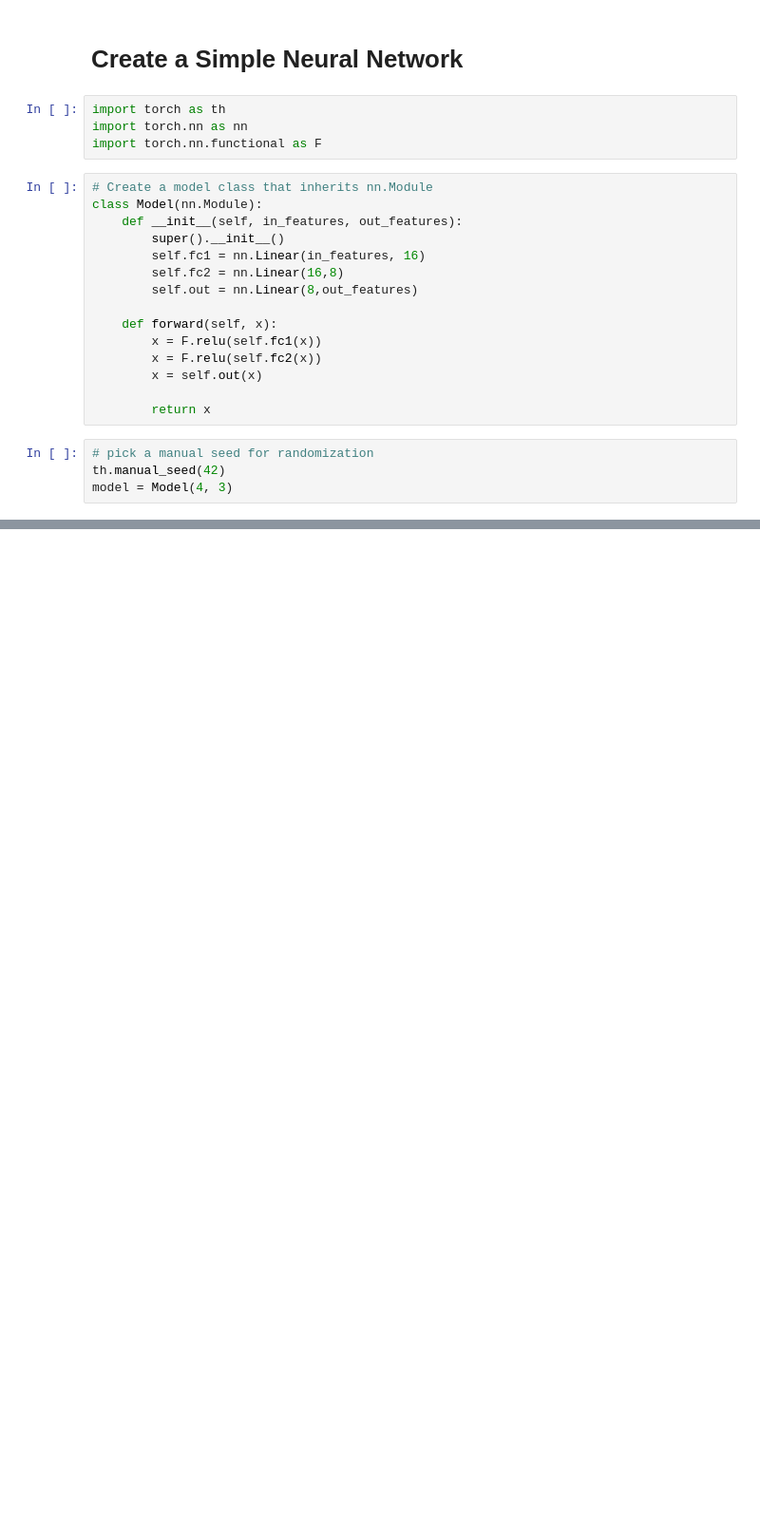
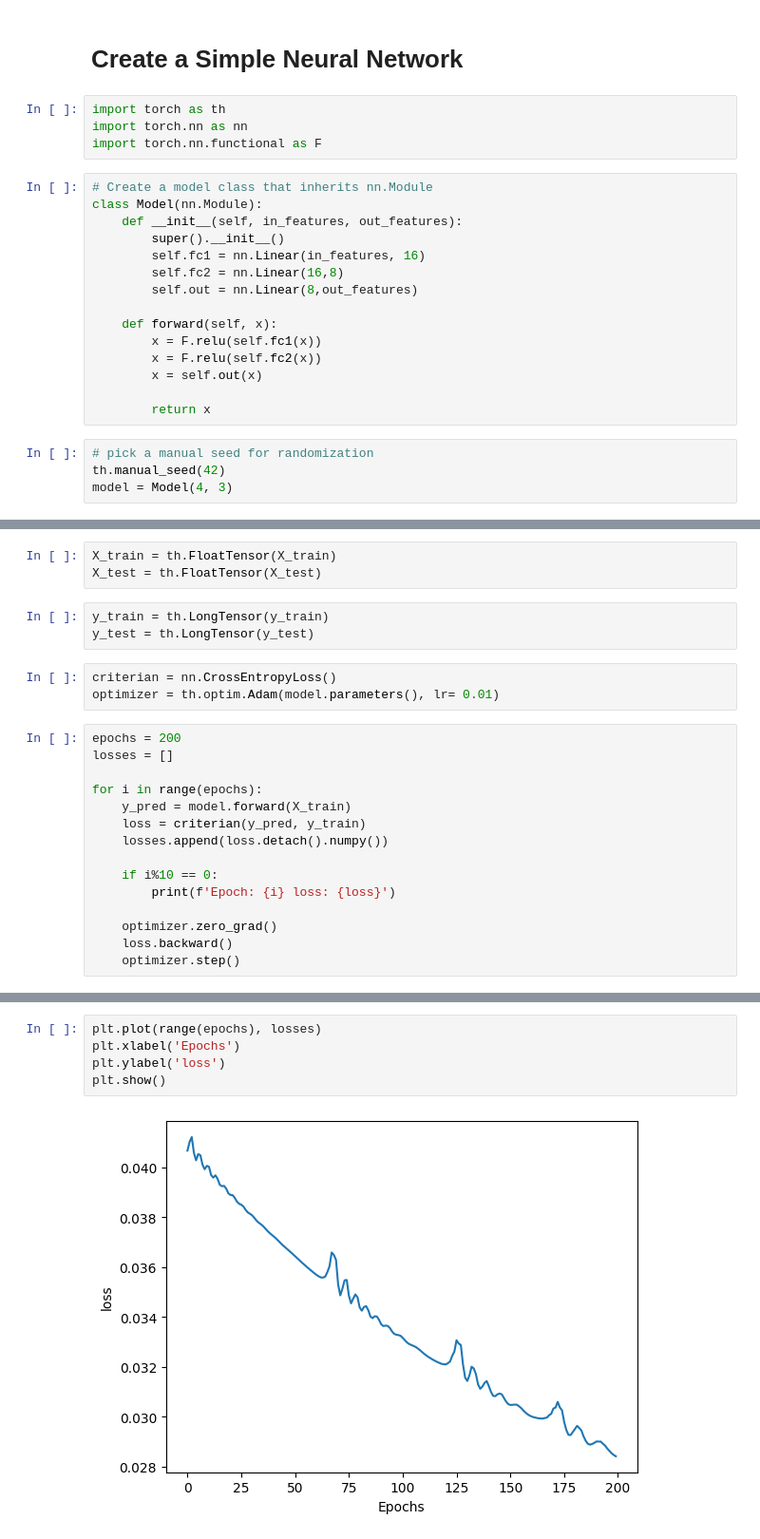
Before and after one commit to AvindaShamal/Deep-Learning-with-Pytorch, a Jupyter notebook: Lesson2.ipynb, the cells around one changed output, grey strips where cells are left out. Shown at 95% size. Cells and saved outputs as stored; diff of their text form; blank space fills up the shorter version.

```diff
--- a/Lesson2.ipynb
+++ b/Lesson2.ipynb
@@ -75,0 +113,24 @@ model = Model(4, 3)
+# %%
+X_train = th.FloatTensor(X_train)
+X_test = th.FloatTensor(X_test)
+# %%
+y_train = th.LongTensor(y_train)
+y_test = th.LongTensor(y_test)
+# %%
+criterian = nn.CrossEntropyLoss()
+optimizer = th.optim.Adam(model.parameters(), lr= 0.01)
+# %%
+epochs = 200
+losses = []
+
+for i in range(epochs):
+    y_pred = model.forward(X_train)
+    loss = criterian(y_pred, y_train)
+    losses.append(loss.detach().numpy())
+
+    if i%10 == 0:
+        print(f'Epoch: {i} loss: {loss}')
+
+    optimizer.zero_grad()
+    loss.backward()
+    optimizer.step()
@@ -75,0 +158,7 @@ model = Model(4, 3)
+# %%
+plt.plot(range(epochs), losses)
+plt.xlabel('Epochs')
+plt.ylabel('loss')
+plt.show()
+# %% [output]
+[figure, added]
```
Also changed, not shown: parts of 7 cells of this notebook.
